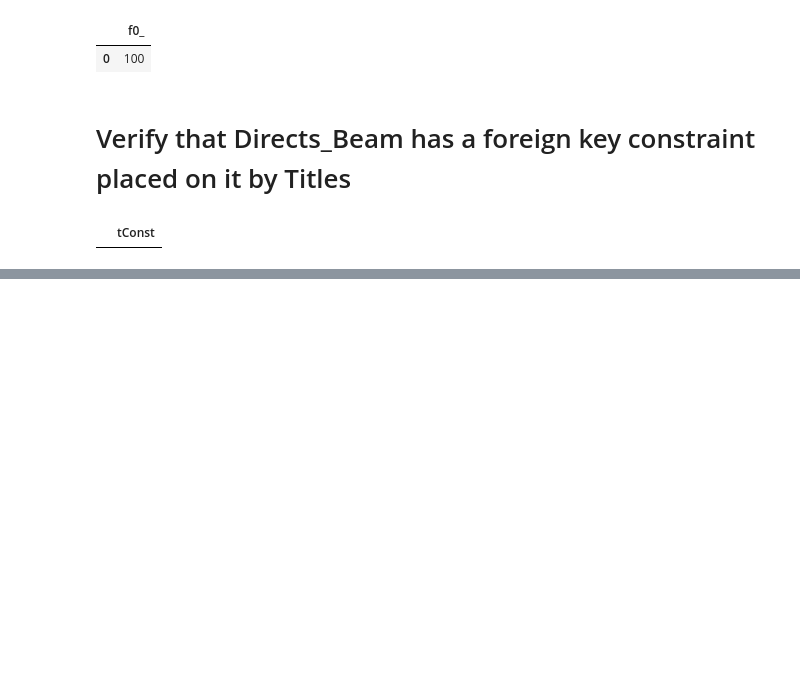
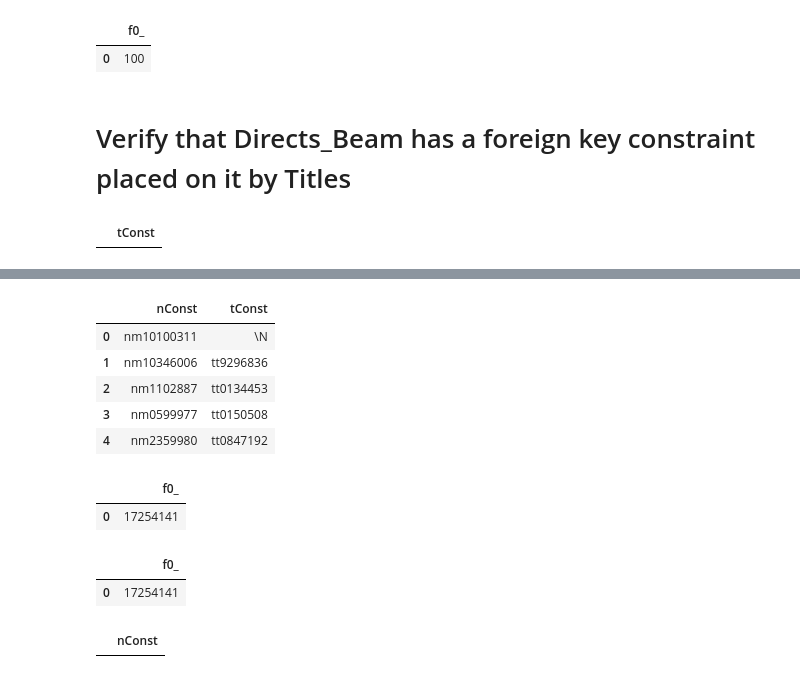
Before and after one commit to en-chang/imdb-data, a Jupyter notebook: imdb_modeled.ipynb, the cells around one changed output, grey strips where cells are left out. Saved outputs shown, nothing was run; the diff lists cells and outputs as text; code cells hidden in the pictures; blank space fills up the shorter version.

```diff
--- a/imdb_modeled.ipynb
+++ b/imdb_modeled.ipynb
@@ -305,0 +439,31 @@ WHERE db.tConst NOT IN (SELECT t.tConst FROM imdb_modeled.Titles t)
+# %%
+%%bigquery
+SELECT * FROM imdb_modeled.knownForTitles_Beam_DF LIMIT 5
+# %% [output]
+|  | nConst | tConst |
+| 0 | nm10100311 | \N |
+| 1 | nm10346006 | tt9296836 |
+| 2 | nm1102887 | tt0134453 |
+| 3 | nm0599977 | tt0150508 |
+| 4 | nm2359980 | tt0847192 |
+# %%
+%%bigquery
+SELECT COUNT (*) FROM imdb_modeled.knownForTitles_Beam_DF
+# %% [output]
+|  | f0_ |
+| 0 | 17254141 |
+# %%
+%%bigquery
+# verfiying composite PK nConst, tConst
+SELECT COUNT (*) FROM
+(SELECT DISTINCT nConst, tConst FROM imdb_modeled.knownForTitles_Beam_DF)
+# %% [output]
+|  | f0_ |
+| 0 | 17254141 |
+# %%
+%%bigquery
+# verfiying FK restraint placed by people
+SELECT kbd.nConst FROM imdb_modeled.knownForTitles_Beam_DF kbd
+WHERE kbd.nConst NOT IN (SELECT p.nConst FROM imdb_modeled.People p)
+# %% [output]
+|  | nConst |
```
Also changed, not shown: parts of 43 cells of this notebook, 1 other file.
